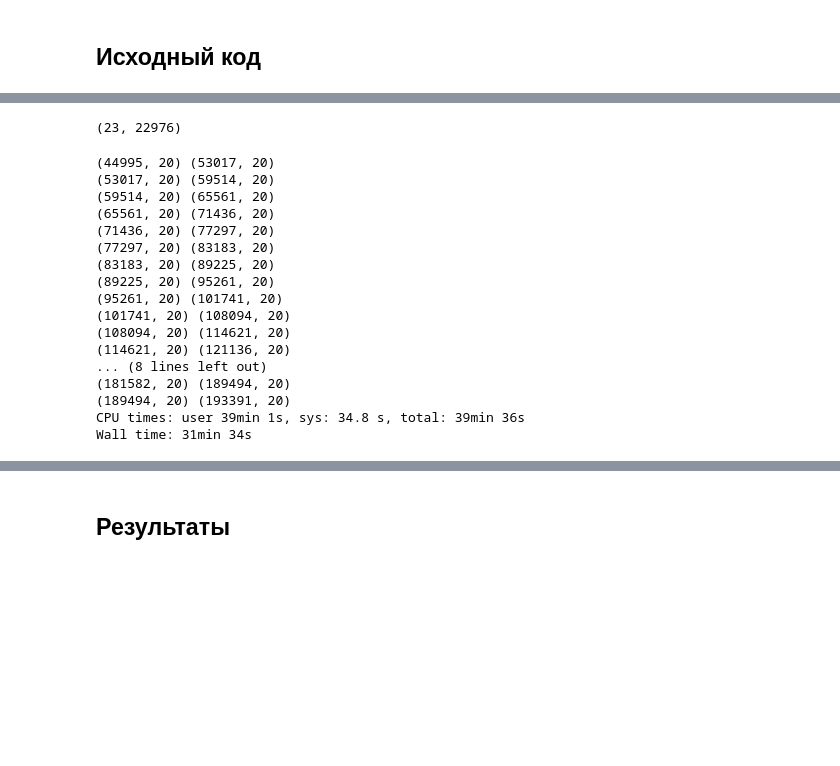
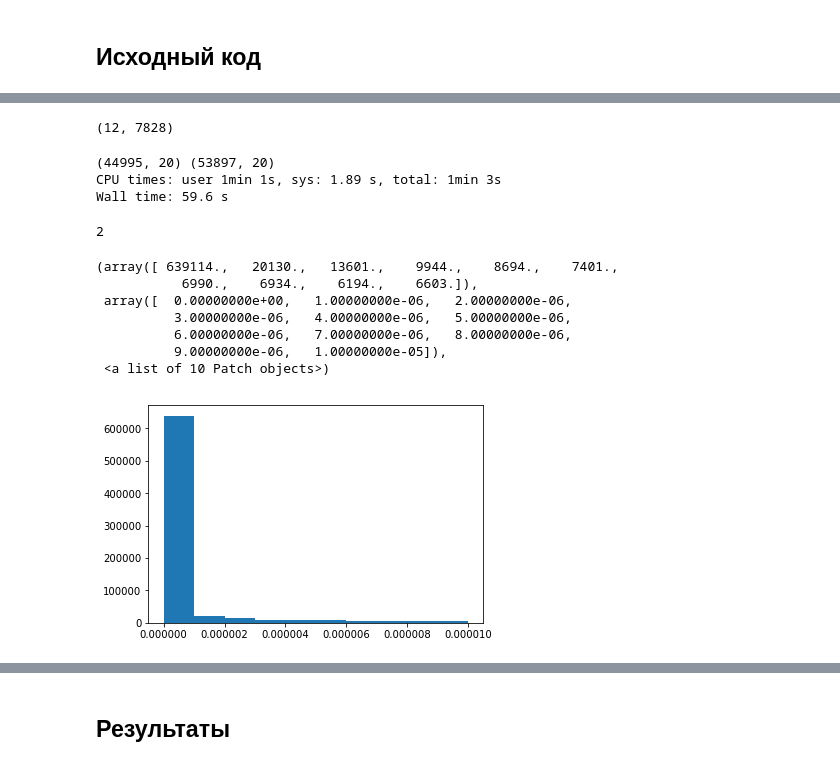
Before and after one commit to AVBelyy/Rysearch, a Jupyter notebook: experiments/CollectionMerge_Lite.ipynb, the cells around one changed output, grey strips where cells are left out. Drawn from its saved outputs; the diff is of its cells as text; code cells hidden in the pictures; blank space fills up the shorter version.

```diff
--- a/experiments/CollectionMerge_Lite.ipynb
+++ b/experiments/CollectionMerge_Lite.ipynb
@@ -44,7 +44,7 @@ def get_document(doc_id, with_markdown=False):
 # Шаг 1 -- получение ранжированного списка документов для доливания
 
 reduced_dataset = True
-shuffled_dataset = True
+shuffled_dataset = False
 
 docs_ids = list(map(lambda r: r["_id"], db["postnauka"].find({}, {"_id": 1})))
 
@@ -52,11 +52,12 @@ D_a = len(docs_ids)
 
 clf_output = pd.read_csv("classifier_output.csv")
 clf_output.columns = ["id", "proba"]
-clf_output = clf_output.set_index("id")["proba"].sort_values(ascending=False)
+clf_output = clf_output.set_index("id")["proba"]
+clf_output = clf_output[clf_output > 0.5]
 
 if reduced_dataset:
     reduced_docs_ids = list(map(str.strip, open("reduced_habr_docs_ids.txt")))
-    clf_output = clf_output.loc[reduced_docs_ids]
+    clf_output = clf_output.loc[reduced_docs_ids].dropna().sort_values(ascending=False)
 if shuffled_dataset:
     np.random.seed(42)
     clf_output = clf_output.sample(frac=1)
@@ -92,7 +93,7 @@ batches = [docs_ids]
 # %%
 len(batches), sum(map(len, batches))
 # %% [output]
-(23, 22976)
+(12, 7828)
 # %%
 # Параметры ARTM модели
 
@@ -120,10 +121,13 @@ max_batch_size = max(map(len, batches))
 
 vocab_set = set()
 prev_phi = None
+docs_lengths = {}
 
 all_chars = list(map(chr, range(ord('a'), ord('z') + 1)))
 artm_batch_names_iter = itertools.product(*([all_chars] * 6))
 batch_names = ["".join(next(artm_batch_names_iter)) for i in range(len(batches))]
+
+phis = []
 
 # Удалим содержимое директории с ARTM батчами
 for fname in glob.glob(artm_batch_path + "/*"):
@@ -132,7 +136,7 @@ for fname in glob.glob(artm_batch_path + "/*"):
 # Создадим файлы с ARTM vocabulary
 open(artm_vocab_path, "w").close()
 
-for batch_name, batch in zip(batch_names, batches):
+for batch_name, batch in zip(batch_names, batches[:2]):
     batch_vocab = []
 
     # Запишем документы, словарь и cooc-словарь из батча в файлы
@@ -140,6 +144,7 @@ for batch_name, batch in zip(batch_names, batches):
         for doc in map(get_document, batch):
             doc_id = doc["_id"]
             modalities_str = []
+            docs_lengths[doc_id] = len(doc["modalities"]["text"])
             for mod_name, mod in doc["modalities"].items():
                 if mod_name in modalities_to_use:
                     modalities_str.append("|%s %s" % (mod_name, " ".join(mod)))
@@ -164,8 +169,8 @@ for batch_name, batch in zip(batch_names, batches):
 
     # Создадим ARTM dictionary
     dictionary = artm.Dictionary("dictionary")
-    dictionary.gather(artm_batch_path, vocab_file_path=artm_vocab_path,
-                      cooc_file_path=artm_cooc_path, symmetric_cooc_values=True)
+    dictionary.gather(artm_batch_path, vocab_file_path=artm_vocab_path) #,
+                      # cooc_file_path=artm_cooc_path, symmetric_cooc_values=True)
 
     # Загрузим созданные на данный момент ARTM батчи
     batch_vectorizer = artm.BatchVectorizer(data_format="batches", data_path=artm_batch_path,
@@ -196,7 +201,7 @@ for batch_name, batch in zip(batch_names, batches):
 
     level0 = artm.ARTM(topic_names=topic_names0, class_ids=class_ids0,
                        regularizers=regularizers_list0, scores=scores_list,
-                       cache_theta=False, theta_columns_naming="title",
+                       cache_theta=True, theta_columns_naming="title",
                        seed=artm_seed)
     level0.initialize(dictionary=dictionary)
 
@@ -209,27 +214,30 @@ for batch_name, batch in zip(batch_names, batches):
 
     # Обучим модель первого уровня
     # TODO: подобрать количество итераций
-    level0.fit_offline(batch_vectorizer, num_collection_passes=69 // len(batches))
+    level0.fit_offline(batch_vectorizer, num_collection_passes=5)
     #coherence = level0.score_tracker["Top10Tokens"].average_coherence[-1]
     #print("Level 0 coherence: %.6f, t=%d" % (coherence, t))
+    phi = level0.get_phi()
+    phis.append(phi)
 
     # Сохраним матрицу Фи с текущей итерации
-    prev_phi = level0.get_phi().values
+    prev_phi = phi.values
 # %% [output]
-(44995, 20) (53017, 20)
-(53017, 20) (59514, 20)
-(59514, 20) (65561, 20)
-(65561, 20) (71436, 20)
-(71436, 20) (77297, 20)
-(77297, 20) (83183, 20)
-(83183, 20) (89225, 20)
-(89225, 20) (95261, 20)
-(95261, 20) (101741, 20)
-(101741, 20) (108094, 20)
-(108094, 20) (114621, 20)
-(114621, 20) (121136, 20)
-... (8 lines left out)
-(181582, 20) (189494, 20)
-(189494, 20) (193391, 20)
-CPU times: user 39min 1s, sys: 34.8 s, total: 39min 36s
-Wall time: 31min 34s
+(44995, 20) (53897, 20)
+CPU times: user 1min 1s, sys: 1.89 s, total: 1min 3s
+Wall time: 59.6 s
+# %%
+len(phis)
+# %% [output]
+2
+# %%
+plt.hist(phis[0].values.flatten(), range=(0, 0.00001))
+# %% [output]
+(array([ 639114.,   20130.,   13601.,    9944.,    8694.,    7401.,
+           6990.,    6934.,    6194.,    6603.]),
+ array([  0.00000000e+00,   1.00000000e-06,   2.00000000e-06,
+          3.00000000e-06,   4.00000000e-06,   5.00000000e-06,
+          6.00000000e-06,   7.00000000e-06,   8.00000000e-06,
+          9.00000000e-06,   1.00000000e-05]),
+ <a list of 10 Patch objects>)
+[figure, added]
```
Also changed, not shown: parts of 9 cells of this notebook, 8 other files.
